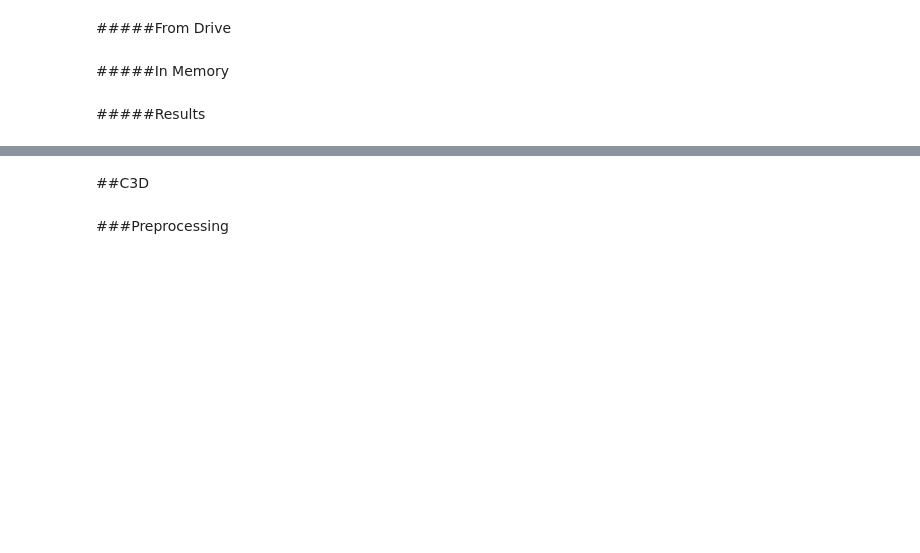
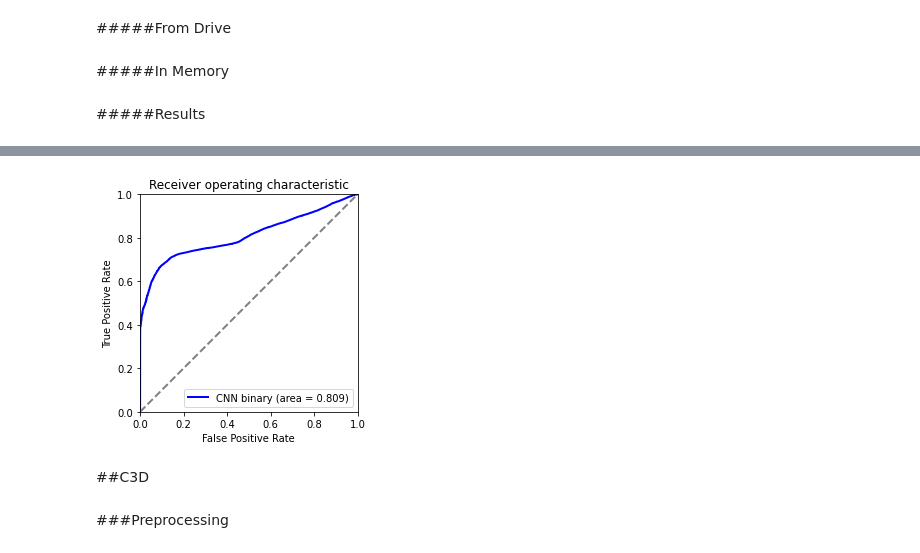
Before and after one commit to StePetro/DeepLearningApproachesAnomalyDetection, a Jupyter notebook: code.ipynb, the cells around one changed output, grey strips where cells are left out. Saved outputs shown, nothing was run; the diff lists cells and outputs as text; code cells hidden in the pictures; blank space fills up the shorter version.

```diff
--- a/code.ipynb
+++ b/code.ipynb
@@ -1459,3 +1765,28 @@ plt.show()
+# %%
+LSTM_model = keras.models.load_model('Saved/Models/'+SUBJECT)
+# %%
+true_classes, predicted_classes, _ = LSTM_training_test(LSTM_model, CNN_features_extractor, test_split, test = True, binary=True)
+true_y = [y.argmax() for y in true_classes]
+pred_y = [y.argmax() for y in predicted_classes]
+cf_matrix = confusion_matrix(true_y, pred_y)
+make_confusion_matrix(cf_matrix, categories=BINARY_CLASSES)
+# %%
+fpr, tpr, _ = roc_curve(true_classes[:,0], predicted_classes[:,0])
+roc_auc = auc(fpr, tpr)
+plt.plot(fpr, tpr, color=plt.cm.winter(1),lw=2, label= "CNN binary" + ' (area = %0.3f)' % roc_auc)
+
+plt.plot([0, 1], [0, 1], color='gray', lw=2, linestyle='--')
+plt.xlim([0.0, 1.0])
+plt.ylim([0.0, 1.0])
+plt.gca().set_aspect('equal', adjustable='box')
+plt.xlabel('False Positive Rate')
+plt.ylabel('True Positive Rate')
+plt.title('Receiver operating characteristic')
+plt.legend(loc="lower right")
+
+plt.show()
+# %% [output]
+[figure, added]
 # %% [markdown]
 ##C3D
 # %% [markdown]
```
Also changed, not shown: parts of 6 cells of this notebook.
